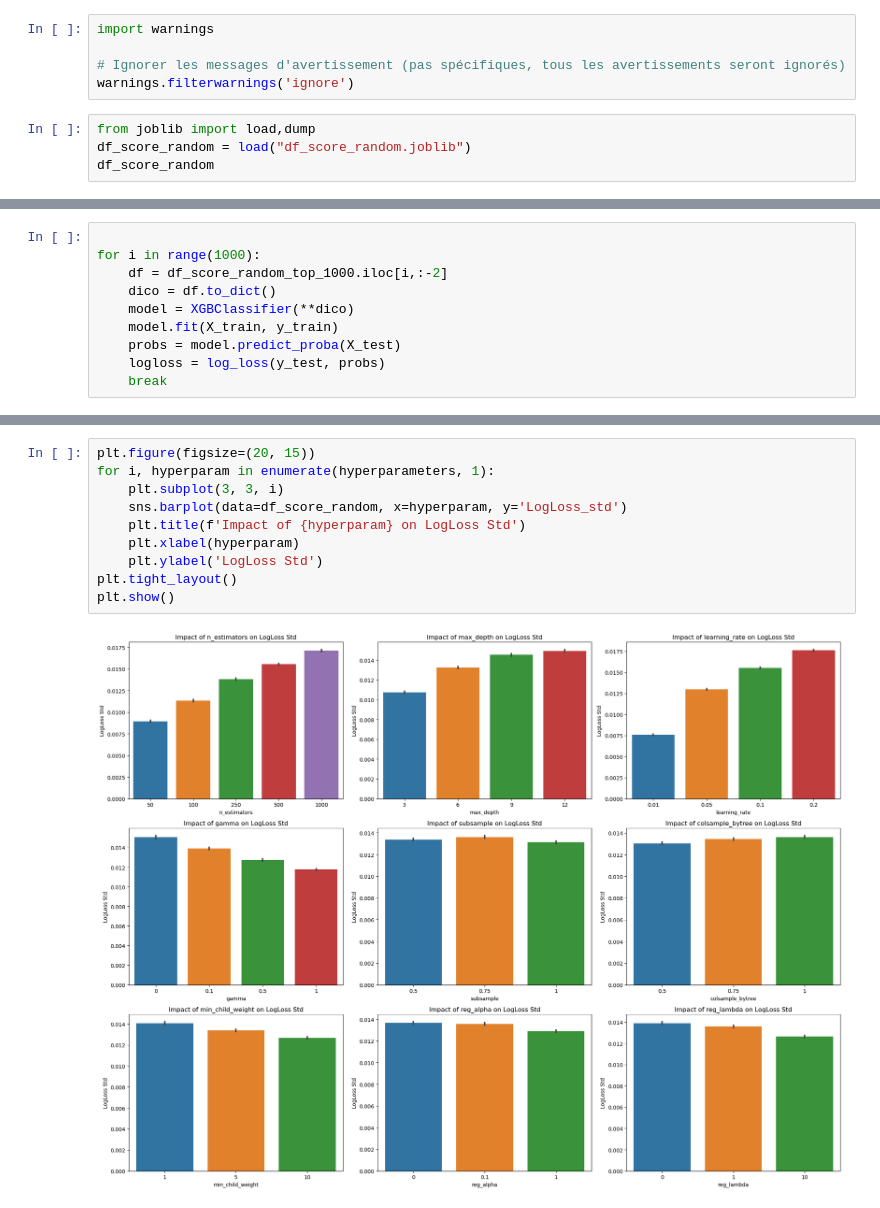
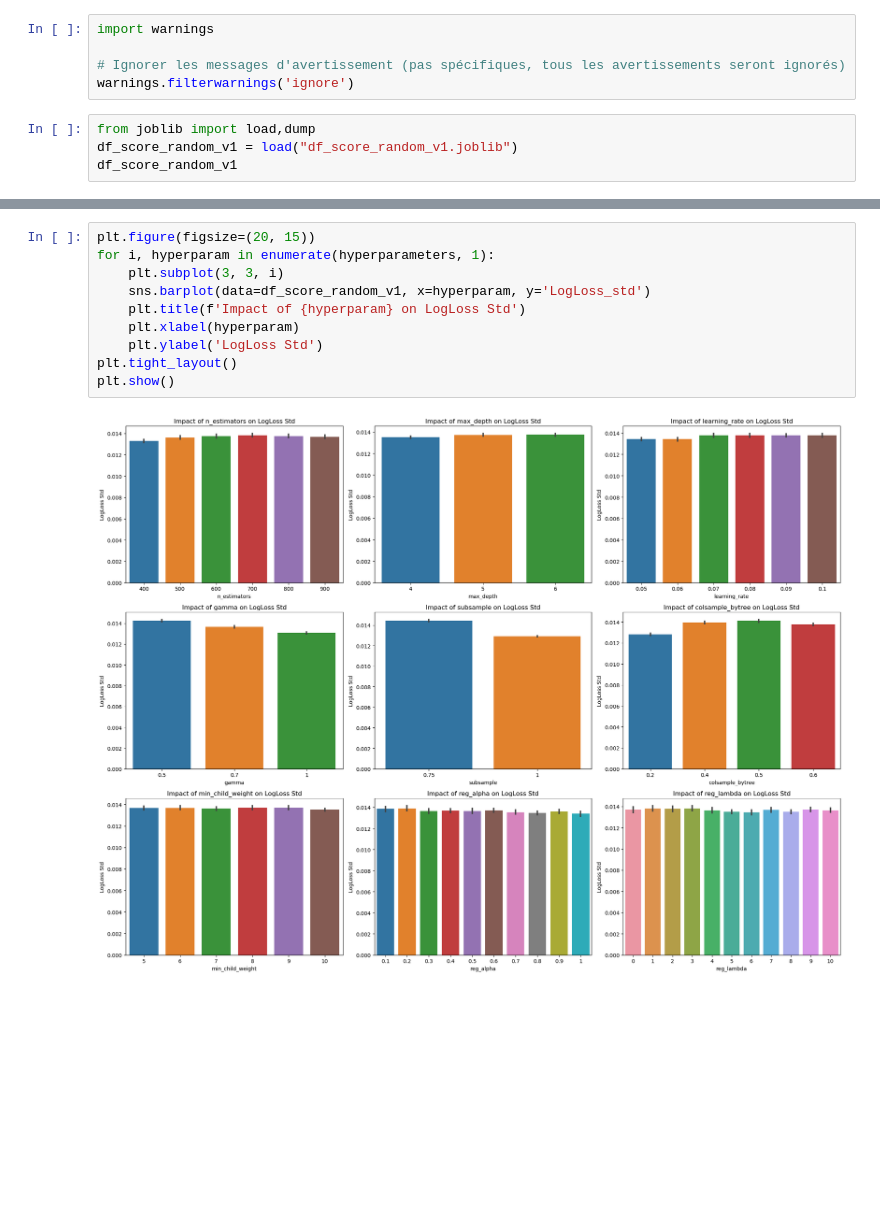
Before and after one commit to Belette73/Prediction-of-Cirrhosis-Outcomes, a Jupyter notebook: data/Franck/Dataviz version1.ipynb, the cells around one changed output, grey strips where cells are left out. Saved outputs shown, nothing was run; the diff lists cells and outputs as text; blank space fills up the shorter version.

```diff
--- a/data/Franck/Dataviz version1.ipynb
+++ b/data/Franck/Dataviz version1.ipynb
@@ -7,7 +7,7 @@ import warnings
 warnings.filterwarnings('ignore')
 # %%
 from joblib import load,dump
-df_score_random = load("df_score_random.joblib")
-df_score_random
+df_score_random_v1 = load("df_score_random_v1.joblib")
+df_score_random_v1
 # %% [output]
 |  | n_estimators | max_depth | learning_rate | gamma | subsample | colsample_bytree | min_child_weight | ... |
@@ -44,10 +25,0 @@ df_score_random_top_1000
-# %%
-
-for i in range(1000):
-    df = df_score_random_top_1000.iloc[i,:-2]
-    dico = df.to_dict()
-    model = XGBClassifier(**dico)
-    model.fit(X_train, y_train)
-    probs = model.predict_proba(X_test)
-    logloss = log_loss(y_test, probs)
-    break
@@ -93,15 +43,15 @@ plt.show()
 # %%
 plt.figure(figsize=(20, 15))
 for i, hyperparam in enumerate(hyperparameters, 1):
     plt.subplot(3, 3, i)
-    sns.barplot(data=df_score_random, x=hyperparam, y='LogLoss_std')
+    sns.barplot(data=df_score_random_v1, x=hyperparam, y='LogLoss_std')
     plt.title(f'Impact of {hyperparam} on LogLoss Std')
     plt.xlabel(hyperparam)
     plt.ylabel('LogLoss Std')
 plt.tight_layout()
 plt.show()
 # %% [output]
-[figure, old version]
+[figure, new version]
 # %%
 plt.figure(figsize=(20, 15))
 for i, hyperparam in enumerate(hyperparameters, 1):
```
Also changed, not shown: parts of 6 cells of this notebook.
